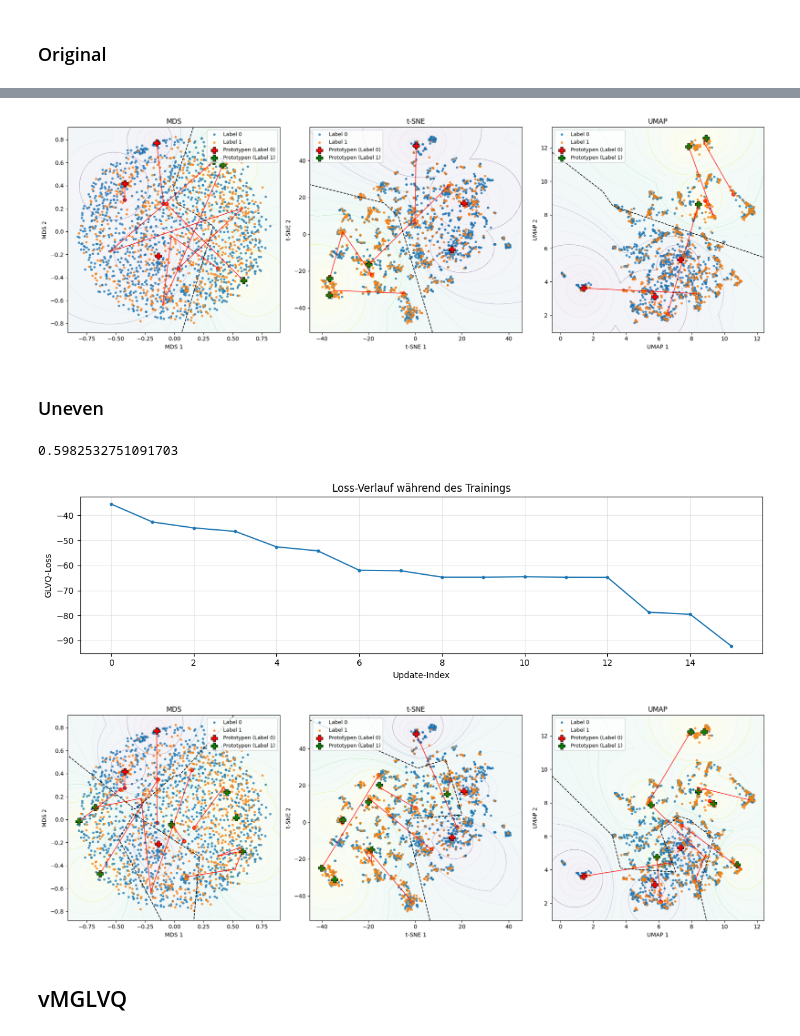
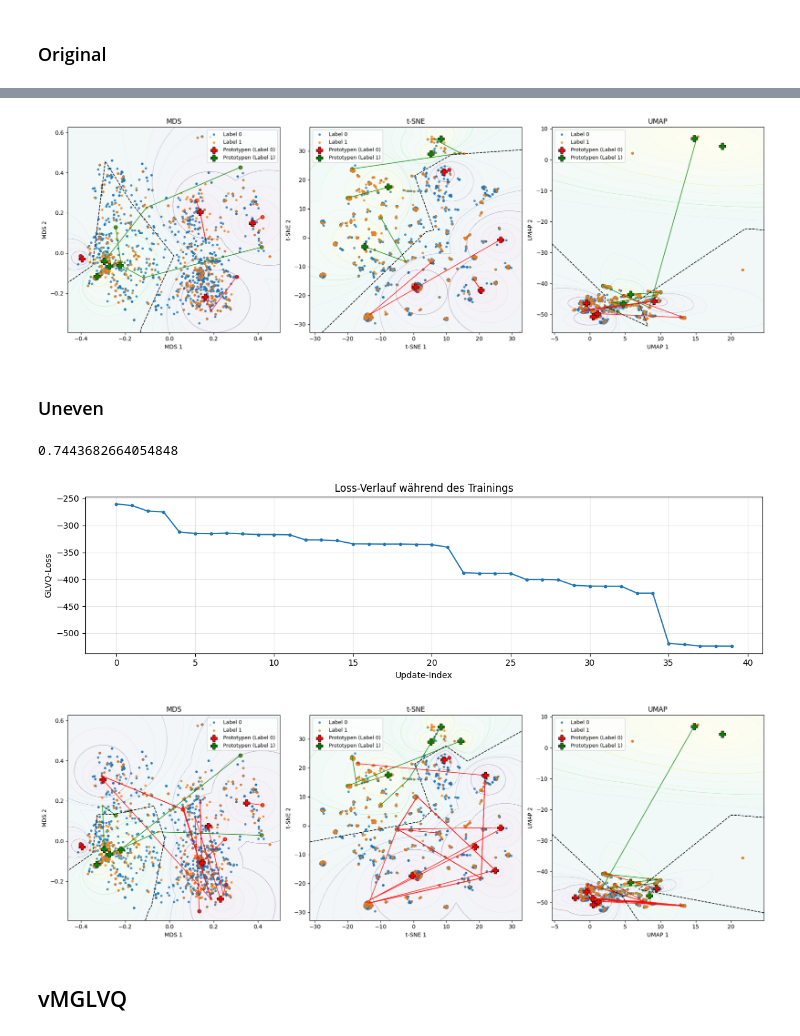
Before and after one commit to LukasBader31415/M3GLVQ, a Jupyter notebook: evaluation_short.ipynb, the cells around one changed output, grey strips where cells are left out. Saved outputs shown, nothing was run; the diff lists cells and outputs as text; code cells hidden in the pictures.

Commit message:
optimierter vMGLVQ Algorithmus

```diff
--- a/evaluation_short.ipynb
+++ b/evaluation_short.ipynb
@@ -148,8 +196,8 @@ D_geo_sub_p_aligned      = aligned_np["D_geo_sub"]
 # %% [markdown]
 ### Original
 # %%
-y_df = y_df_0201_optimized
-D_sorted = align_square_matrix_to_df_order(D_weighted_sub_p, y_df, id_col="CustomerCode", return_numpy=True)
+y_df = y_df_0601_original
+D_sorted = align_square_matrix_to_df_order(D_naics_sub_p, y_df, id_col="CustomerCode", return_numpy=True)
 display(len(y_df))
 display(D_sorted.shape)
 # %% [output]
@@ -170,39 +218,45 @@ fig = plot_training_overview(model, smooth_v=0, show=False, return_fig=True)
 # %%
-D = D_sorted
-path = Path("embeddings/0201/one_matrix/weighted.npy")
-fig, axes, embeds = visualize_from_distance_and_model(
+fig, axes, emb = visualize_from_distance_and_model(
     model, D, y,
-    use_classical_mds=False,
-    mds_load_path=path if path.exists() else None,
-    mds_save_path="emb_store/mds_pre/A.npy"
+    # Laden (falls vorhanden), sonst rechnen:
+    mds_load_path="embeddings/mds/0601/one_matrix/naics_original.npy",
+    tsne_load_path="embeddings/tsne/0601/one_matrix/naics_original.npy",
+    umap_load_path="embeddings/umap/0601/one_matrix/naics_original.npy",
+    # Beim Rechnen speichern:
+    mds_save_path="embeddings/mds/0601/one_matrix/naics_original.npy",
+    tsne_save_path="embeddings/tsne/0601/one_matrix/naics_original.npy",
+    umap_save_path="embeddings/umap/0601/one_matrix/naics_original.npy",
 )
 # %% [output]
-[figure, old version]
+[figure, new version]
 # %% [markdown]
 ### Uneven
 # %%
-model = MGLVQ_uneven(K={0: 3, 1: 7}, T=50, track_path=True)
+model = MGLVQ_uneven(K={0: 6, 1: 4}, T=50, track_path=True)
 D = D_sorted
-y = np.asarray(y_df['0201'].to_numpy().astype(int))
+y = np.asarray(y_df['0601'].to_numpy().astype(int))
 model.fit(D, y)
 display(model.score(D, y))
 # %% [output]
-0.5982532751091703
+0.7443682664054848
 # %%
 fig = plot_training_overview(model, smooth_v=0, show=False, return_fig=True)
 # %% [output]
-[figure, old version]
+[figure, new version]
 # %%
-D = D_sorted
-path = Path("embeddings/0201/one_matrix/weighted.npy")
-fig, axes, embeds = visualize_from_distance_and_model(
+fig, axes, emb = visualize_from_distance_and_model(
     model, D, y,
-    use_classical_mds=False,
-    mds_load_path=path if path.exists() else None,
-    mds_save_path="emb_store/mds_pre/A.npy"
+    # Laden (falls vorhanden), sonst rechnen:
+    mds_load_path="embeddings/mds/0601/one_matrix/naics_original.npy",
+    tsne_load_path="embeddings/tsne/0601/one_matrix/naics_original.npy",
+    umap_load_path="embeddings/umap/0601/one_matrix/naics_original.npy",
+    # Beim Rechnen speichern:
+    mds_save_path="embeddings/mds/0601/one_matrix/naics_original.npy",
+    tsne_save_path="embeddings/tsne/0601/one_matrix/naics_original.npy",
+    umap_save_path="embeddings/umap/0601/one_matrix/naics_original.npy",
 )
 # %% [output]
-[figure, old version]
+[figure, new version]
 # %% [markdown]
 ## vMGLVQ
 # %% [markdown]
```
Also changed, not shown: parts of 24 cells of this notebook, 5 other files.
